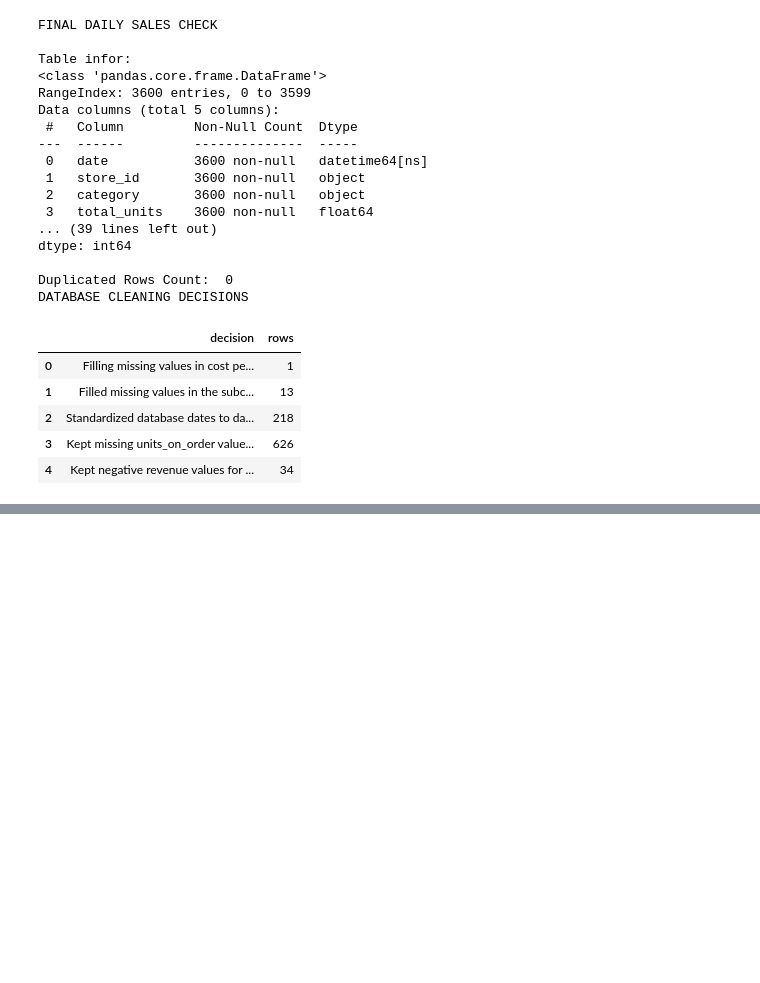
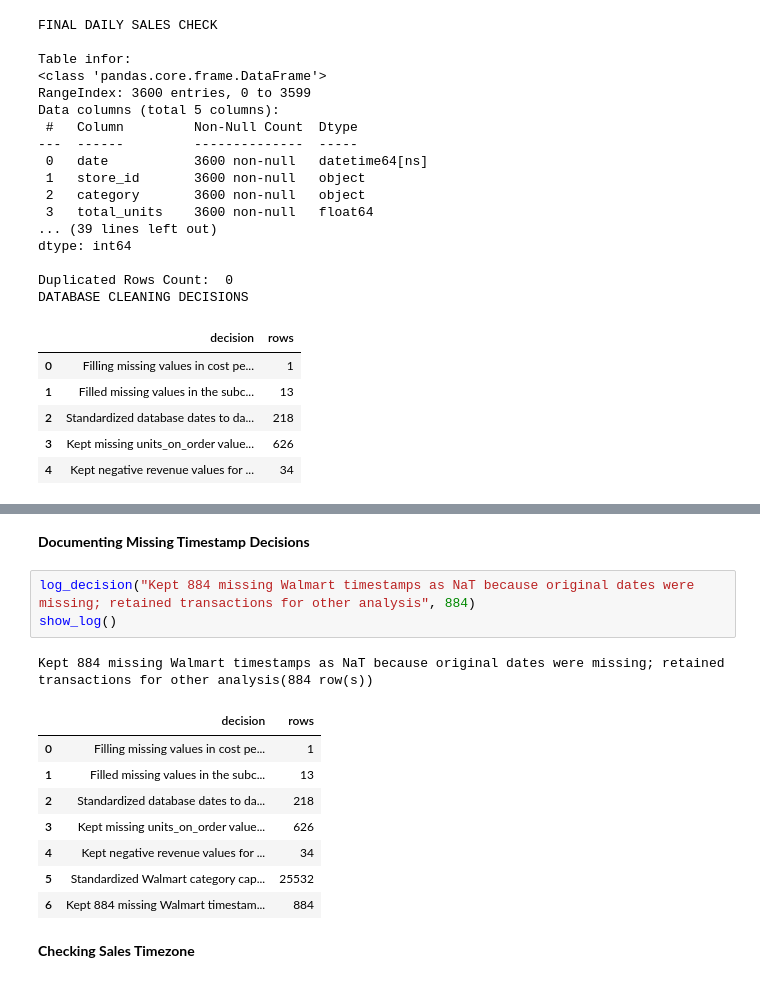
Before and after one commit to prabhnoor14/walmart-hurricane-project, a Jupyter notebook: notebooks/team_notebook.ipynb, the cells around one changed output, grey strips where cells are left out. Cells and saved outputs as stored; diff of their text form; blank space fills up the shorter version.

Commit message:
Clean dates and categories and investigate sales timezones

```diff
--- a/notebooks/team_notebook.ipynb
+++ b/notebooks/team_notebook.ipynb
@@ -478,0 +710,17 @@ DATABASE CLEANING DECISIONS
+# %% [markdown]
+**Documenting Missing Timestamp Decisions**
+# %%
+log_decision("Kept 884 missing Walmart timestamps as NaT because original dates were missing; retained transactions for other analysis", 884)
+show_log()
+# %% [output]
+Kept 884 missing Walmart timestamps as NaT because original dates were missing; retained transactions for other analysis(884 row(s))
+|  | decision | rows |
+| 0 | Filling missing values in cost pe... | 1 |
+| 1 | Filled missing values in the subc... | 13 |
+| 2 | Standardized database dates to da... | 218 |
+| 3 | Kept missing units_on_order value... | 626 |
+| 4 | Kept negative revenue values for ... | 34 |
+| 5 | Standardized Walmart category cap... | 25532 |
+| 6 | Kept 884 missing Walmart timestam... | 884 |
+# %% [markdown]
+**Checking Sales Timezone**
```
Also changed, not shown: parts of 30 cells of this notebook.
